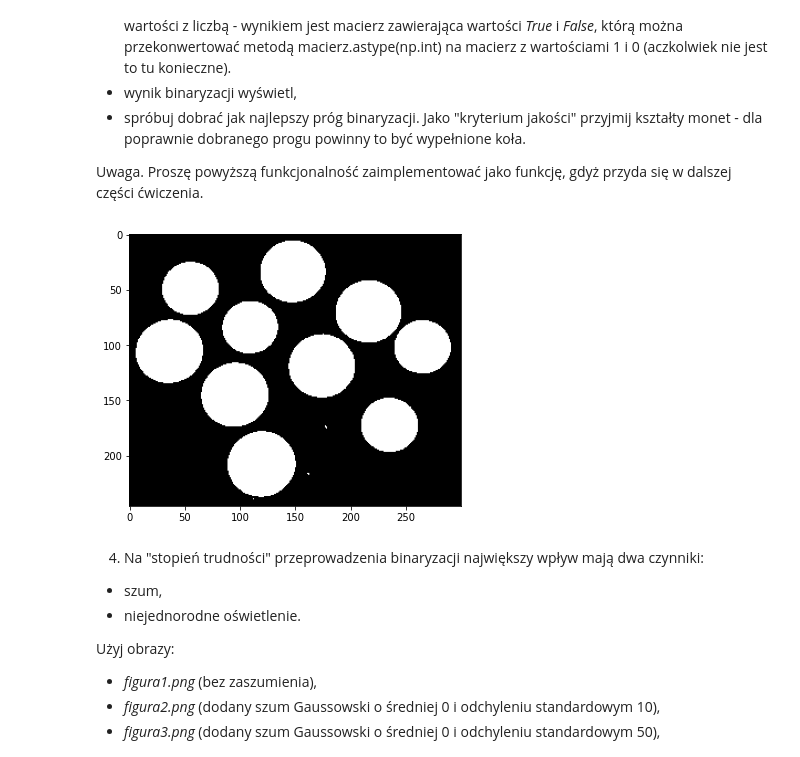
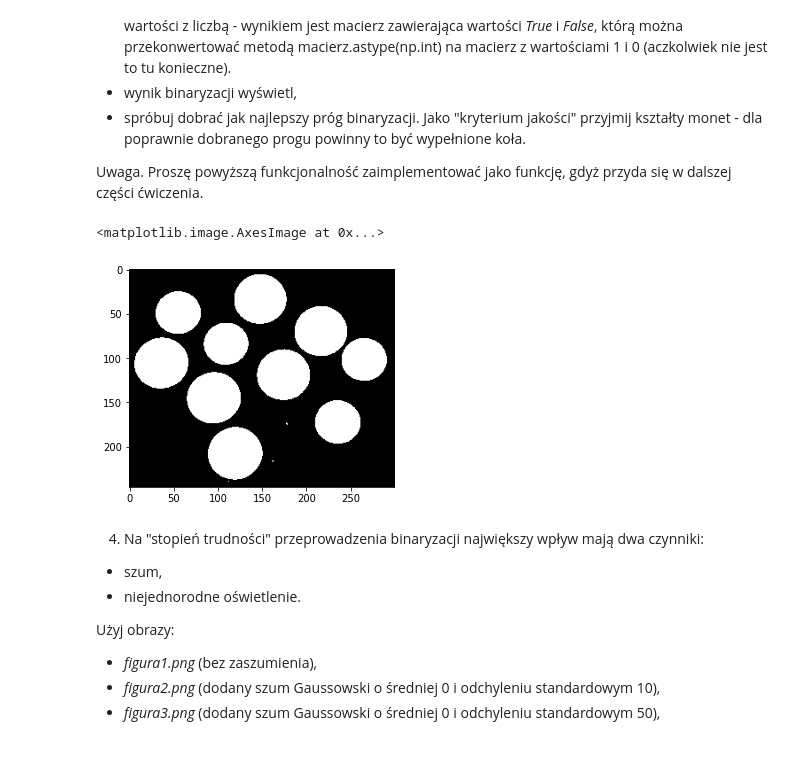
Before and after one commit to xovnsi/Przetwarzanie-obrazow, a Jupyter notebook: lab4/04_thresholding.ipynb, the cells around one changed output. Drawn from its saved outputs; the diff is of its cells as text; code cells hidden in the pictures.

```diff
--- a/lab4/04_thresholding.ipynb
+++ b/lab4/04_thresholding.ipynb
@@ -70,18 +74,20 @@ Na podstawie histogramu wyznacz próg i wykonaj binaryzację:
 
 Uwaga. Proszę powyższą funkcjonalność zaimplementować jako funkcję, gdyż przyda się w dalszej części ćwiczenia.
 # %%
-def binarize(img,k):
+def binarize(img, k):
     plt.gray()
-    plt.imshow((img>=k).astype('int'))
+    img_bin = plt.imshow((img>=k).astype('int'))
+    return img_bin
 
 def binarize_img(img1,k):
     img_bin1 = (img1>=k).astype('int')
     img_bin2 = (img1<k).astype('int')
     return img_bin1, img_bin2
 
 binarize(coins,80)
 # %% [output]
+<matplotlib.image.AxesImage at 0x...>
-[figure, old version]
+[figure, new version]
 # %% [markdown]
 4. Na "stopień trudności" przeprowadzenia binaryzacji największy wpływ mają dwa czynniki:
 - szum,
```
Also changed, not shown: parts of 29 cells of this notebook.
